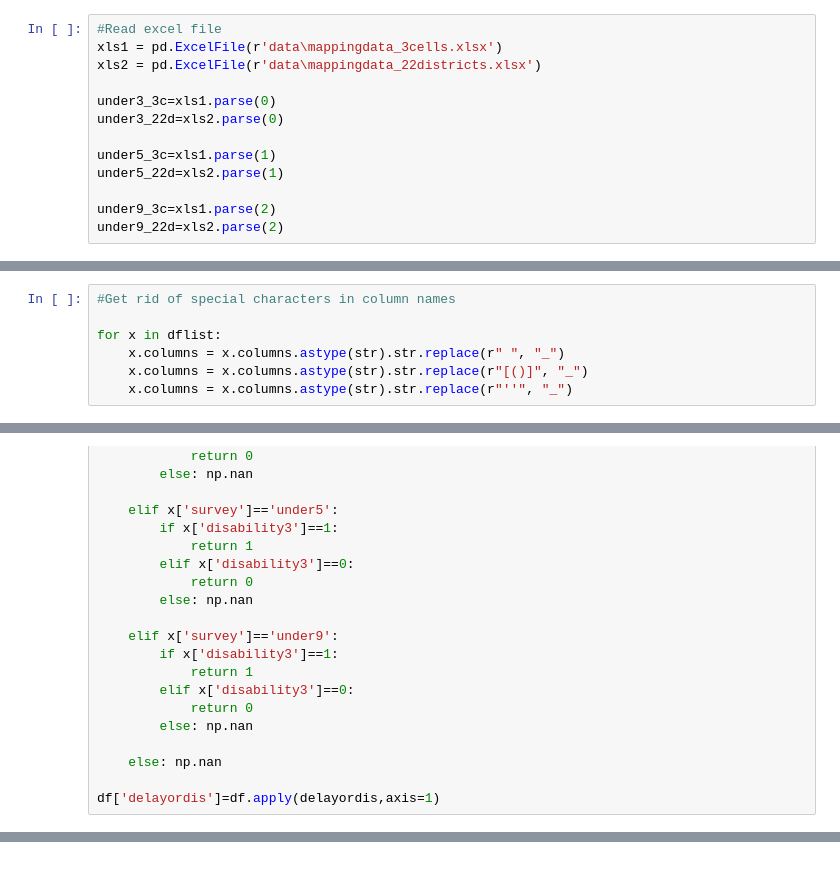
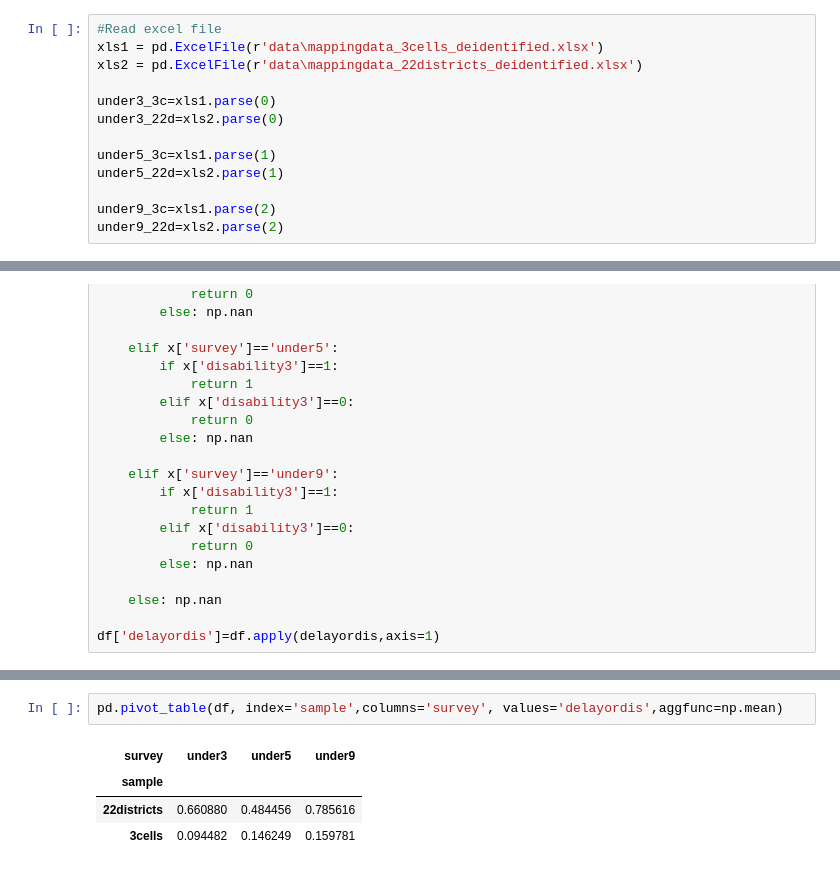
Before and after one commit to chrisimpacts/Rwanda-CwD-Analysis, a Jupyter notebook: Rwanda-Mapping-Data-Wrangling.ipynb, the cells around one changed output, grey strips where cells are left out. Cells and saved outputs as stored; diff of their text form.

```diff
--- a/Rwanda-Mapping-Data-Wrangling.ipynb
+++ b/Rwanda-Mapping-Data-Wrangling.ipynb
@@ -19,7 +9,7 @@ import matplotlib.pyplot as plt
 # %%
 #Read excel file
-xls1 = pd.ExcelFile(r'data\mappingdata_3cells.xlsx')
-xls2 = pd.ExcelFile(r'data\mappingdata_22districts.xlsx')
+xls1 = pd.ExcelFile(r'data\mappingdata_3cells_deidentified.xlsx')
+xls2 = pd.ExcelFile(r'data\mappingdata_22districts_deidentified.xlsx')
 
 under3_3c=xls1.parse(0)
 under3_22d=xls2.parse(0)
@@ -257,7 +213,0 @@ df
-# %%
-#Get rid of special characters in column names
-
-for x in dflist:
-    x.columns = x.columns.astype(str).str.replace(r" ", "_")
-    x.columns = x.columns.astype(str).str.replace(r"[()]", "_")
-    x.columns = x.columns.astype(str).str.replace(r"''", "_")
@@ -2094,3 +2037,10 @@ df4.groupby(df['sample']).agg('mean')
 | sample |  |  |  |  |  |  |  |  |  | ... |
 | 22districts | NaN | 5.427355 | 0.581382 | 0.671546 | 0.038056 | 0.059133 | 0.166276 | 0.163349 | 0.239461 | ... |
 | 3cells | 0.377358 | 4.928587 | 0.517986 | 0.630695 | 0.004796 | 0.004796 | 0.026379 | 0.031175 | 0.043165 | ... |
+# %%
+pd.pivot_table(df, index='sample',columns='survey', values='delayordis',aggfunc=np.mean)
+# %% [output]
+| survey | under3 | under5 | under9 |
+| sample |  |  |  |
+| 22districts | 0.660880 | 0.484456 | 0.785616 |
+| 3cells | 0.094482 | 0.146249 | 0.159781 |
```
Also changed, not shown: parts of 25 cells of this notebook, 10 other files.
